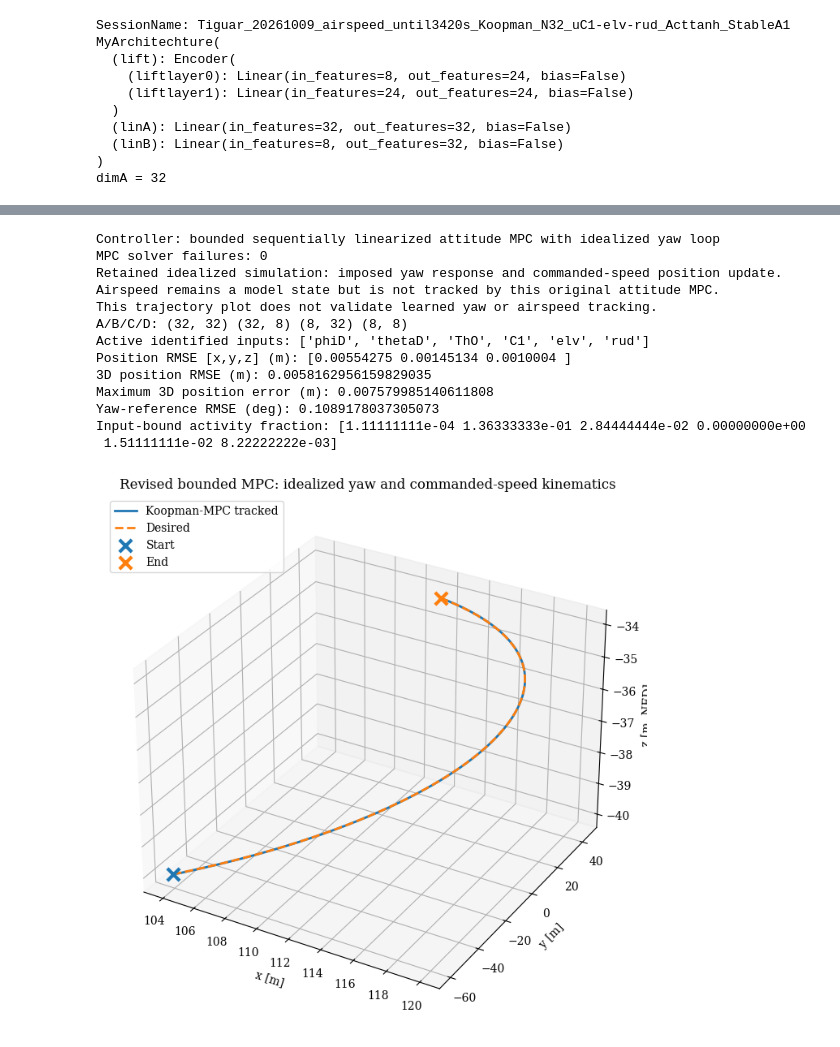
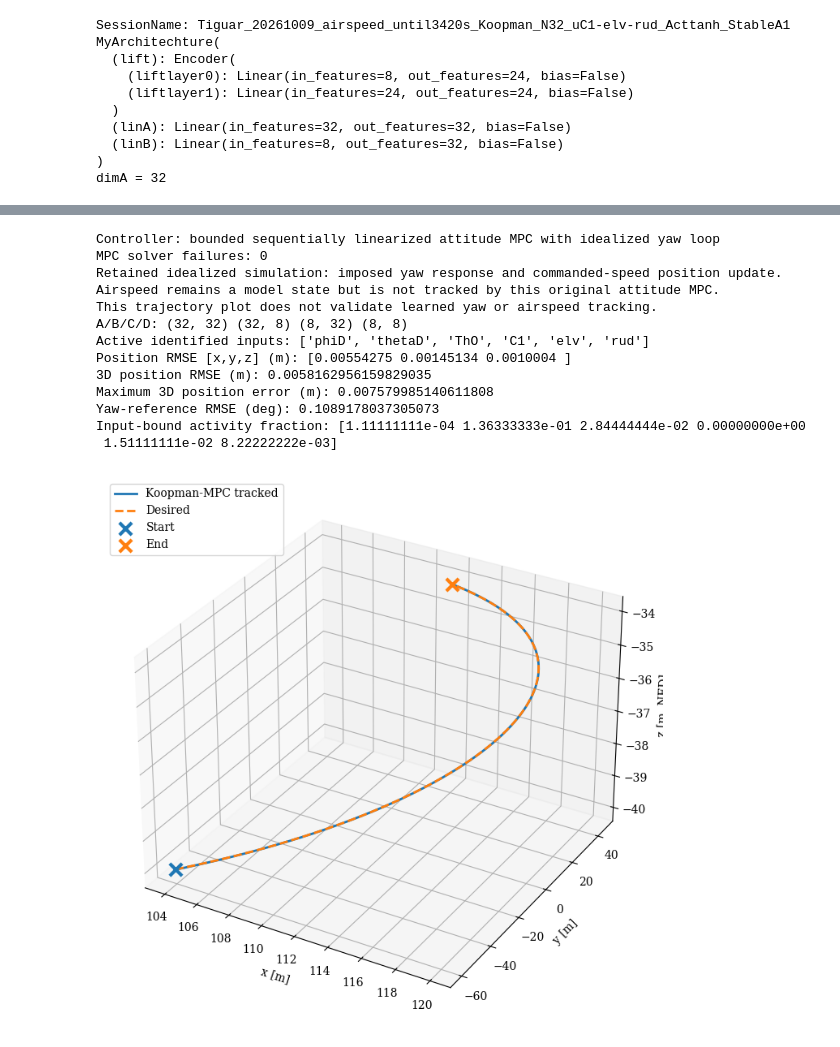
Before and after one commit to UMKC-and-Memphis-Colloboration/OptiTraj, a Jupyter notebook: Koopman/Koopman_airspeed_october.ipynb, the cells around one changed output, grey strips where cells are left out. Saved outputs shown, nothing was run; the diff lists cells and outputs as text; code cells hidden in the pictures.

```diff
--- a/Koopman/Koopman_airspeed_october.ipynb
+++ b/Koopman/Koopman_airspeed_october.ipynb
@@ -1129,7 +1129,6 @@ ax.plot(*log_desired_position.T, "--", label="Desired", linewidth=2)
 ax.scatter(*log_desired_position[0], marker="x", s=120, linewidths=3, label="Start")
 ax.scatter(*log_desired_position[-1], marker="x", s=120, linewidths=3, label="End")
 ax.set_xlabel("x [m]"); ax.set_ylabel("y [m]"); ax.set_zlabel("z [m, NED]")
-ax.set_title("Revised bounded MPC: idealized yaw and commanded-speed kinematics")
 ax.legend(loc="upper left")
 fig1.tight_layout()
 fig1.savefig(SessionName + "_mpc_revised_trajectory.png", dpi=140)
@@ -1140,31 +1139,31 @@ metrics_original_mpc = {
     "simulation": "Bounded attitude MPC; imposed yaw loop and commanded-speed kinematics",
     "controller": "Sequential linearization of re-lifted state map; constant move over 15 steps",
     "solver_failures": mpc_solver_failures,
     "input_bound_activity_fraction": saturation_fraction.tolist(),
     "active_inputs": [input_names[j] for j in active_u],
     "airspeed_tracking_enabled": False,
     "rmse_3d_m": float(rmse_3d), "rmse_xyz_m": rmse_xyz.tolist(),
     "maximum_error_m": float(max_error_3d), "yaw_rmse_deg": float(yaw_rmse_deg),
     "model_dt_s": dt_model, "duration_s": T_sim,
     "logging_convention": "Post-update position and reference both evaluated at t + dt",
 }
 Path(SessionName + "_mpc_revised_metrics.json").write_text(json.dumps(metrics_original_mpc, indent=2)+"\n")
 np.savez_compressed(SessionName + "_mpc_revised_trajectory.npz", time=log_t, position=log_position,
                     desired_position=log_desired_position, state=log_state,
                     reference=log_reference, inputs_active=log_u_active,
                     u_lower=u_lower, u_upper=u_upper)
 # %% [output]
 Controller: bounded sequentially linearized attitude MPC with idealized yaw loop
 MPC solver failures: 0
 Retained idealized simulation: imposed yaw response and commanded-speed position update.
 Airspeed remains a model state but is not tracked by this original attitude MPC.
 This trajectory plot does not validate learned yaw or airspeed tracking.
 A/B/C/D: (32, 32) (32, 8) (8, 32) (8, 8)
 Active identified inputs: ['phiD', 'thetaD', 'ThO', 'C1', 'elv', 'rud']
 Position RMSE [x,y,z] (m): [0.00554275 0.00145134 0.0010004 ]
 3D position RMSE (m): 0.0058162956159829035
 Maximum 3D position error (m): 0.007579985140611808
 Yaw-reference RMSE (deg): 0.1089178037305073
 Input-bound activity fraction: [1.11111111e-04 1.36333333e-01 2.84444444e-02 0.00000000e+00
  1.51111111e-02 8.22222222e-03]
-[figure, old version]
+[figure, new version]
```
Also changed, not shown: parts of 3 cells of this notebook.
